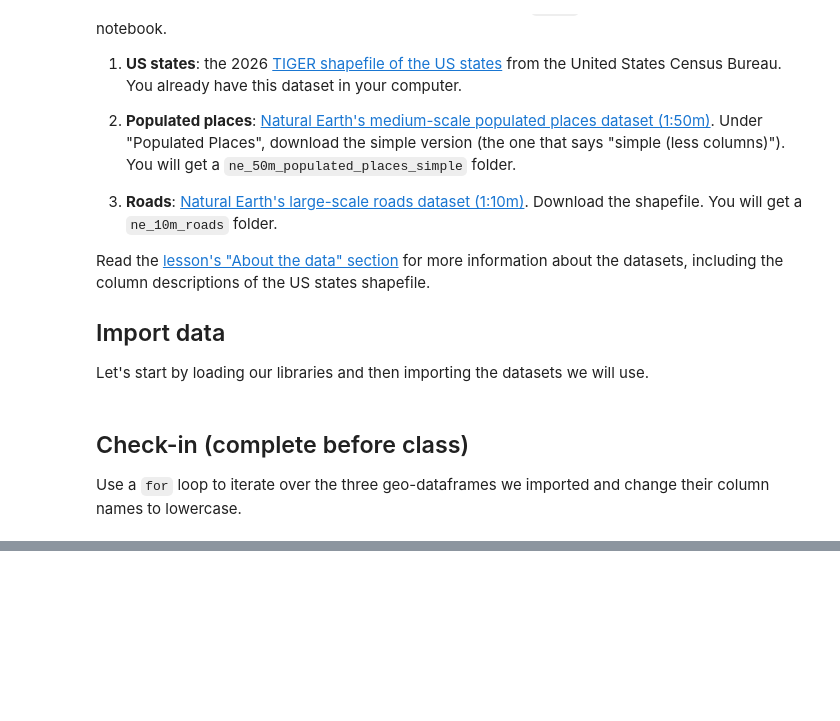
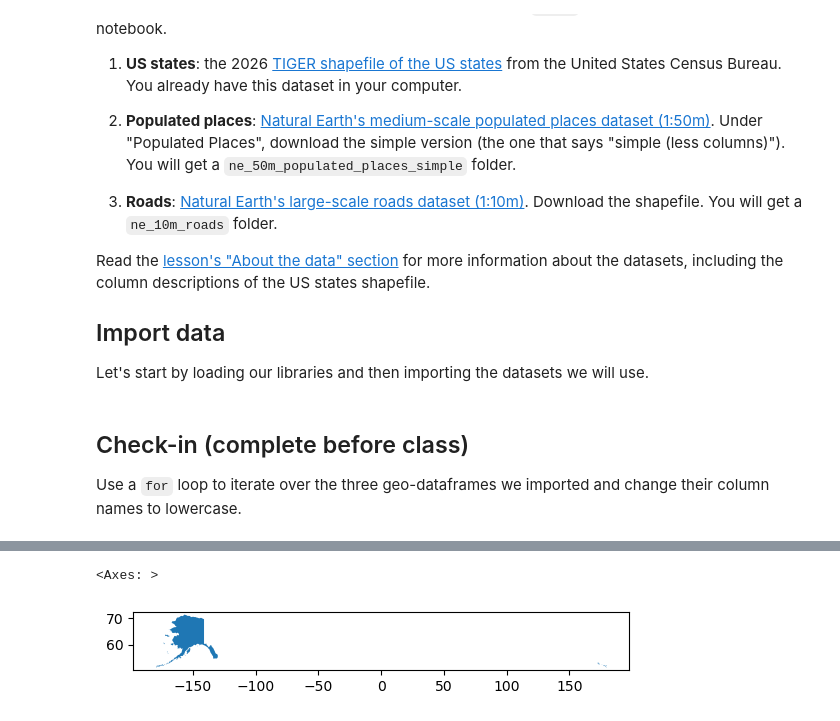
Before and after one commit to kailani-boop/eds220-in-class, a Jupyter notebook: Week7/week-7-clipping-STUDENTS.ipynb, the cells around one changed output, grey strips where cells are left out. Drawn from its saved outputs; the diff is of its cells as text; code cells hidden in the pictures; blank space fills up the shorter version.

```diff
--- a/Week7/week-7-clipping-STUDENTS.ipynb
+++ b/Week7/week-7-clipping-STUDENTS.ipynb
@@ -66,0 +87,6 @@ for file in [states, places, roads]:
+# %%
+alaska = states[states['name'] == 'Alaska']
+alaska.plot()
+# %% [output]
+<Axes: >
+[figure, added]
```
Also changed, not shown: parts of 35 cells of this notebook, 1 other file.
